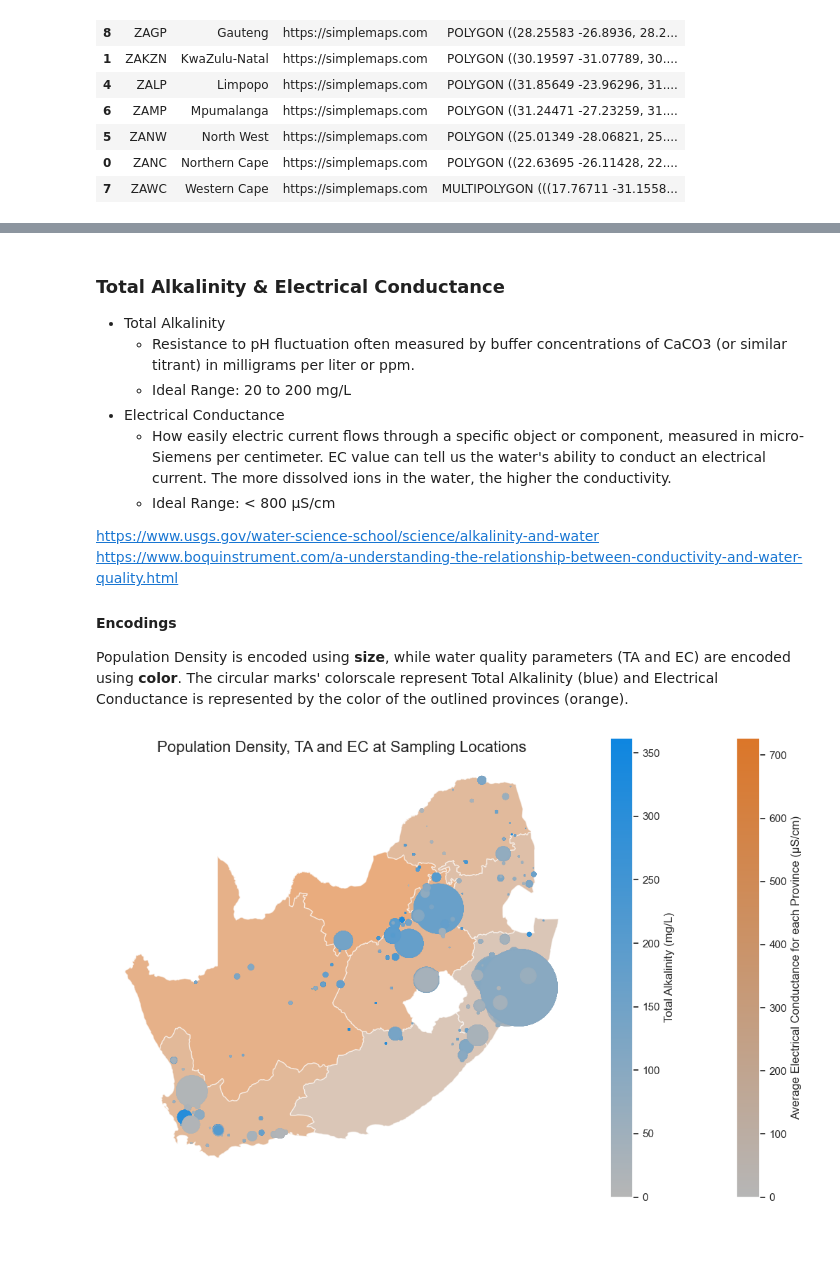
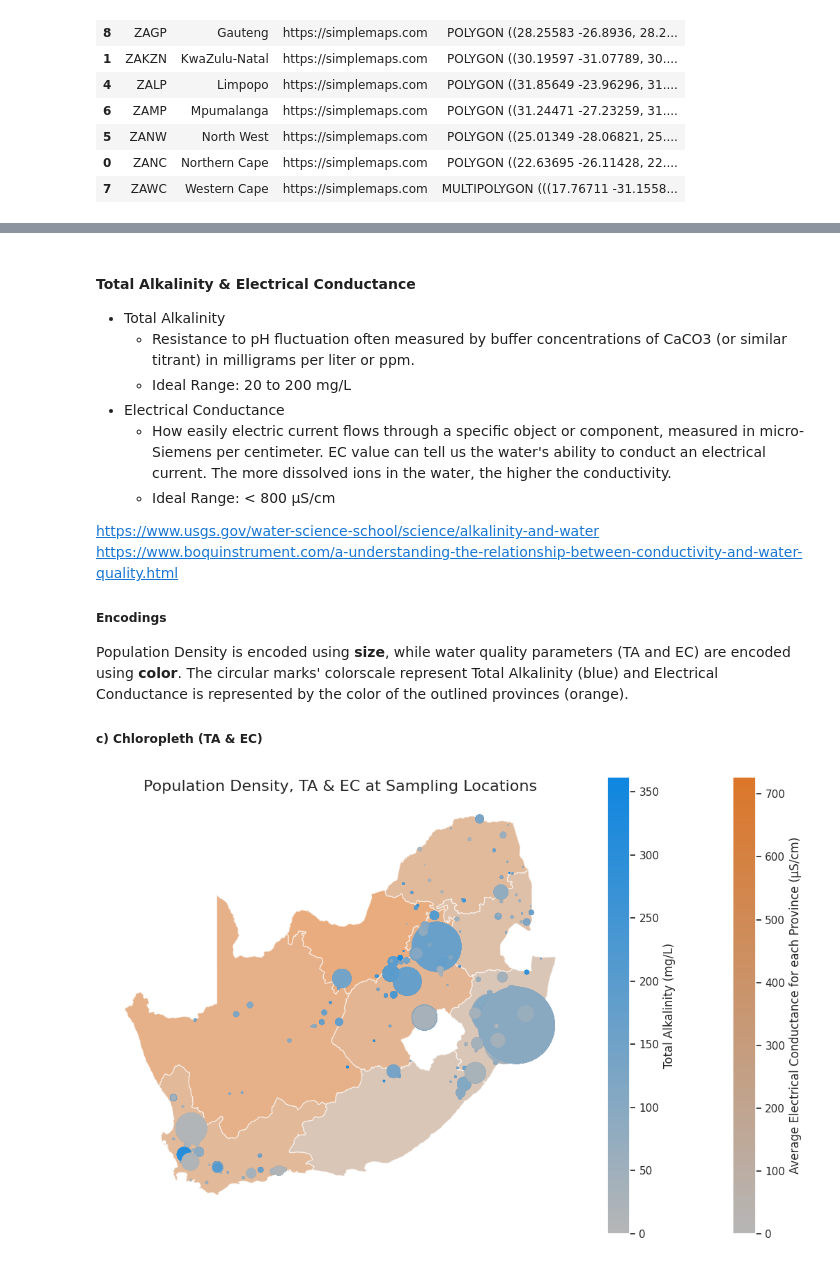
Before and after one commit to kylerod22/siads593-water-sustainability, a Jupyter notebook: 08-rjbest-sungmiki-kylerod-2026winter/src/PET_TA_EC_EDA.ipynb, the cells around one changed output, grey strips where cells are left out. Cells and saved outputs as stored; diff of their text form; code cells hidden in the pictures.

```diff
--- a/08-rjbest-sungmiki-kylerod-2026winter/src/PET_TA_EC_EDA.ipynb
+++ b/08-rjbest-sungmiki-kylerod-2026winter/src/PET_TA_EC_EDA.ipynb
@@ -85,7 +81,7 @@ def spatial_plot_PET(provinces, gdf, var1='geometry', var2='province', var3='pet
 
 
 def spatial_plot_AT_EC(df, gdf, col1:str='electrical conductance', col2:str='total alkalinity', var:str='pop_density_nn', plot_unideal=False,
-                       title:str='Population Density, TA and EC at Sampling Locations', legend_kwds1=dict, legend_kwds2=dict):
+                       title:str='Population Density, TA & EC at Sampling Locations', legend_kwds1=dict, legend_kwds2=dict):
     '''
     Layer scatter plot onto chloropleth map with legends and preattentive attributes
     input
@@ -293,7 +297,7 @@ provinces
 | 7 | ZANC | Northern Cape | https://simplemaps.com | POLYGON ((22.63695 -26.11428, 22.... | (22.022202804943113, -28.84619972... | 633 | 149 |
 | 8 | ZAWC | Western Cape | https://simplemaps.com | MULTIPOLYGON (((17.76711 -31.1558... | (22.149666213053404, -32.64267849... | 494 | 62 |
 # %% [markdown]
-### Total Alkalinity & Electrical Conductance
+#### Total Alkalinity & Electrical Conductance
 
 - Total Alkalinity
     - Resistance to pH fluctuation often measured by buffer concentrations of CaCO3 (or similar titrant) in milligrams per liter or ppm.
@@ -306,14 +310,16 @@ https://www.usgs.gov/water-science-school/science/alkalinity-and-water
 https://www.boquinstrument.com/a-understanding-the-relationship-between-conductivity-and-water-quality.html
 
 
-#### **Encodings**
+##### **Encodings**
 
 Population Density is encoded using **size**, while water quality parameters (TA and EC) are encoded using **color**. The circular marks' colorscale represent Total Alkalinity (blue) and Electrical Conductance is represented by the color of the outlined provinces (orange).
+
+##### c) Chloropleth (TA & EC)
 # %%
 legend_kwds1={'label':'Average Electrical Conductance for each Province (µS/cm)'}
 legend_kwds2={'label':'Total Alkalinity (mg/L)'}
 
-spatial_plot_AT_EC(provinces, gdf, plot_unideal=False, legend_kwds1=legend_kwds1, legend_kwds2=legend_kwds2)
+spatial_plot_AT_EC(provinces, gdf, col1='electrical conductance', col2='total alkalinity', plot_unideal=False, legend_kwds1=legend_kwds1, legend_kwds2=legend_kwds2)
 # %% [output]
-[figure, old version]
+[figure, new version]
 # %% [markdown]
```
Also changed, not shown: parts of 31 cells of this notebook.
